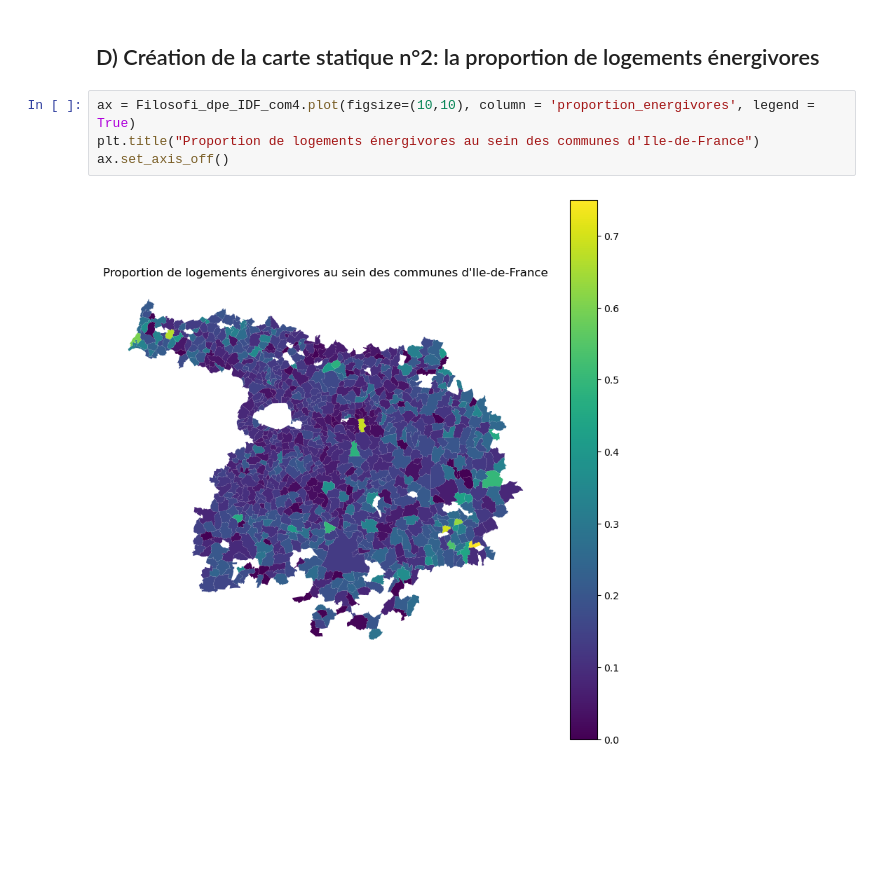
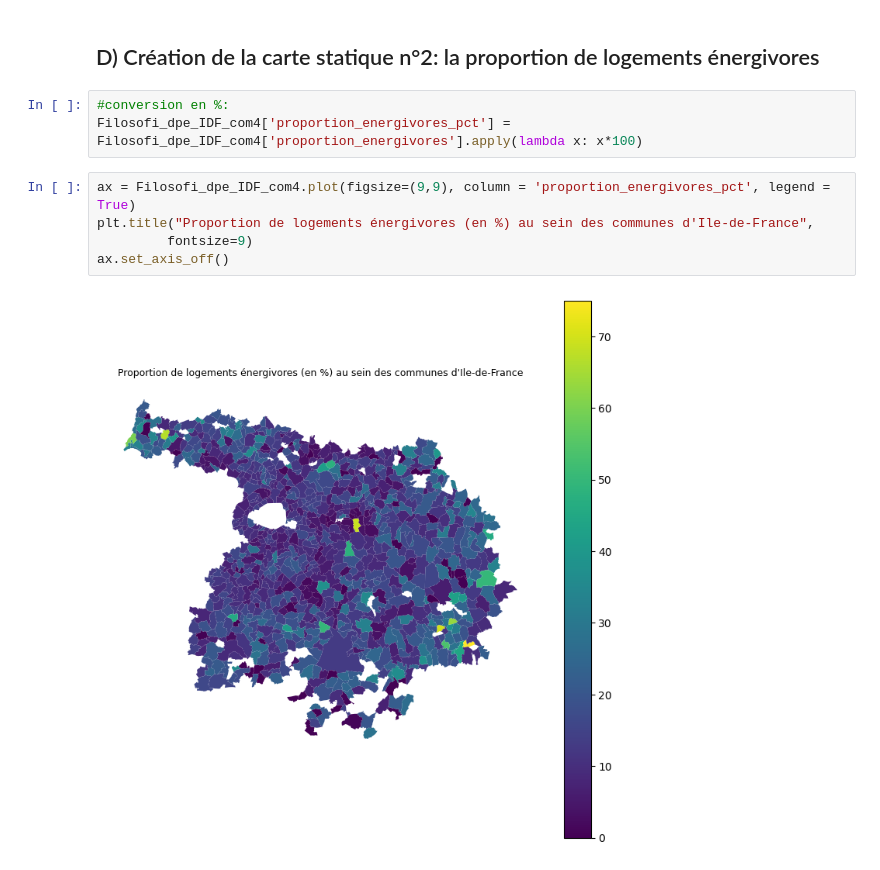
Before and after one commit to gabriel92320/data_science_project, a Jupyter notebook: Création_cartes_statiques.ipynb, the cells around one changed output. Saved outputs shown, nothing was run; the diff lists cells and outputs as text; blank space fills up the shorter version.

```diff
--- a/Création_cartes_statiques.ipynb
+++ b/Création_cartes_statiques.ipynb
@@ -100,8 +122,12 @@ ax.set_axis_off()
 # %% [markdown]
 ## D) Création de la carte statique n°2: la proportion de logements énergivores
+# %%
+#conversion en %:
+Filosofi_dpe_IDF_com4['proportion_energivores_pct'] = Filosofi_dpe_IDF_com4['proportion_energivores'].apply(lambda x: x*100)
 # %%
-ax = Filosofi_dpe_IDF_com4.plot(figsize=(10,10), column = 'proportion_energivores', legend = True)
-plt.title("Proportion de logements énergivores au sein des communes d'Ile-de-France")
+ax = Filosofi_dpe_IDF_com4.plot(figsize=(9,9), column = 'proportion_energivores_pct', legend = True)
+plt.title("Proportion de logements énergivores (en %) au sein des communes d'Ile-de-France",
+         fontsize=9)
 ax.set_axis_off()
 # %% [output]
-[figure, old version]
+[figure, new version]
```
Also changed, not shown: parts of 13 cells of this notebook.
